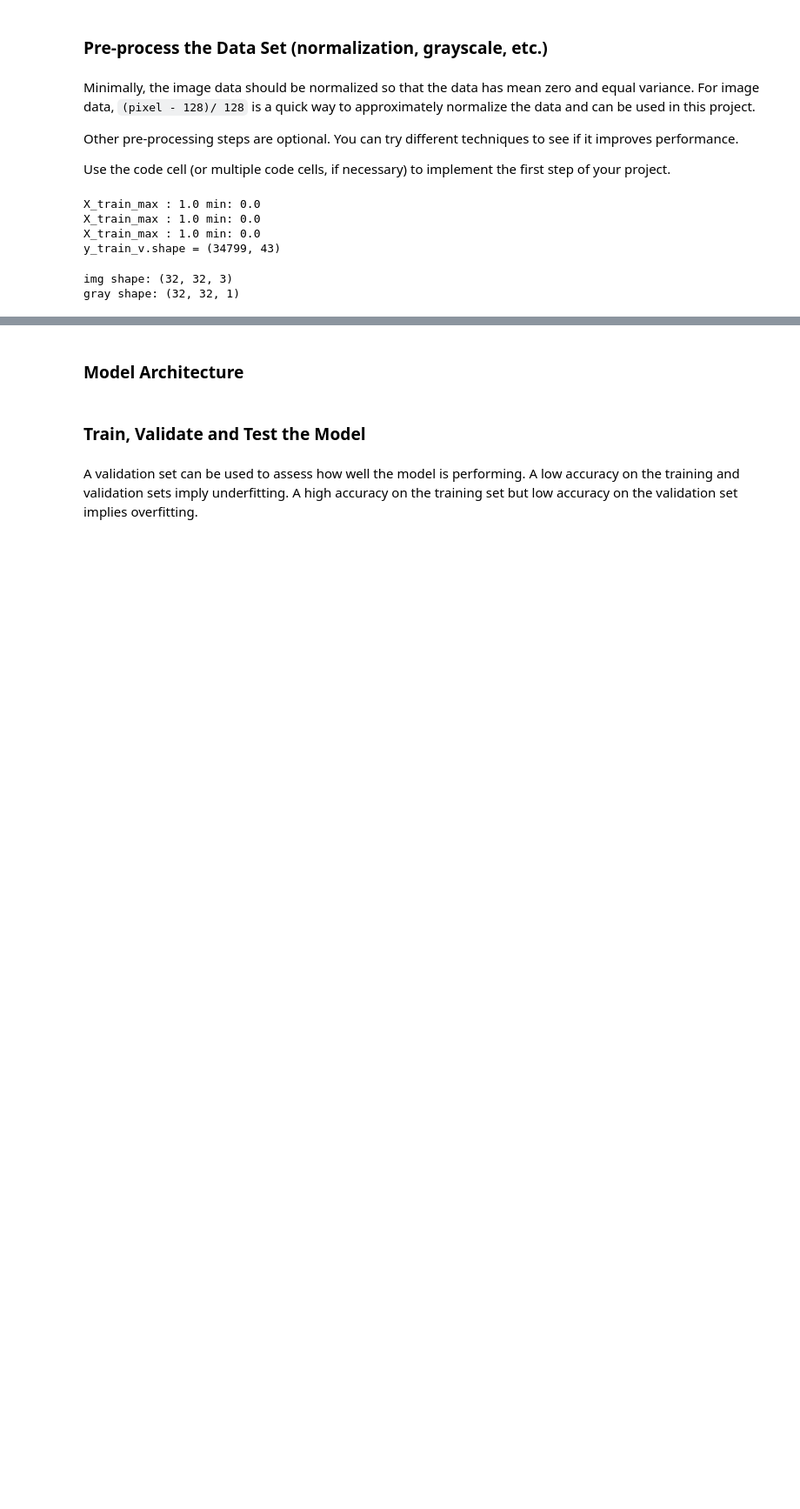
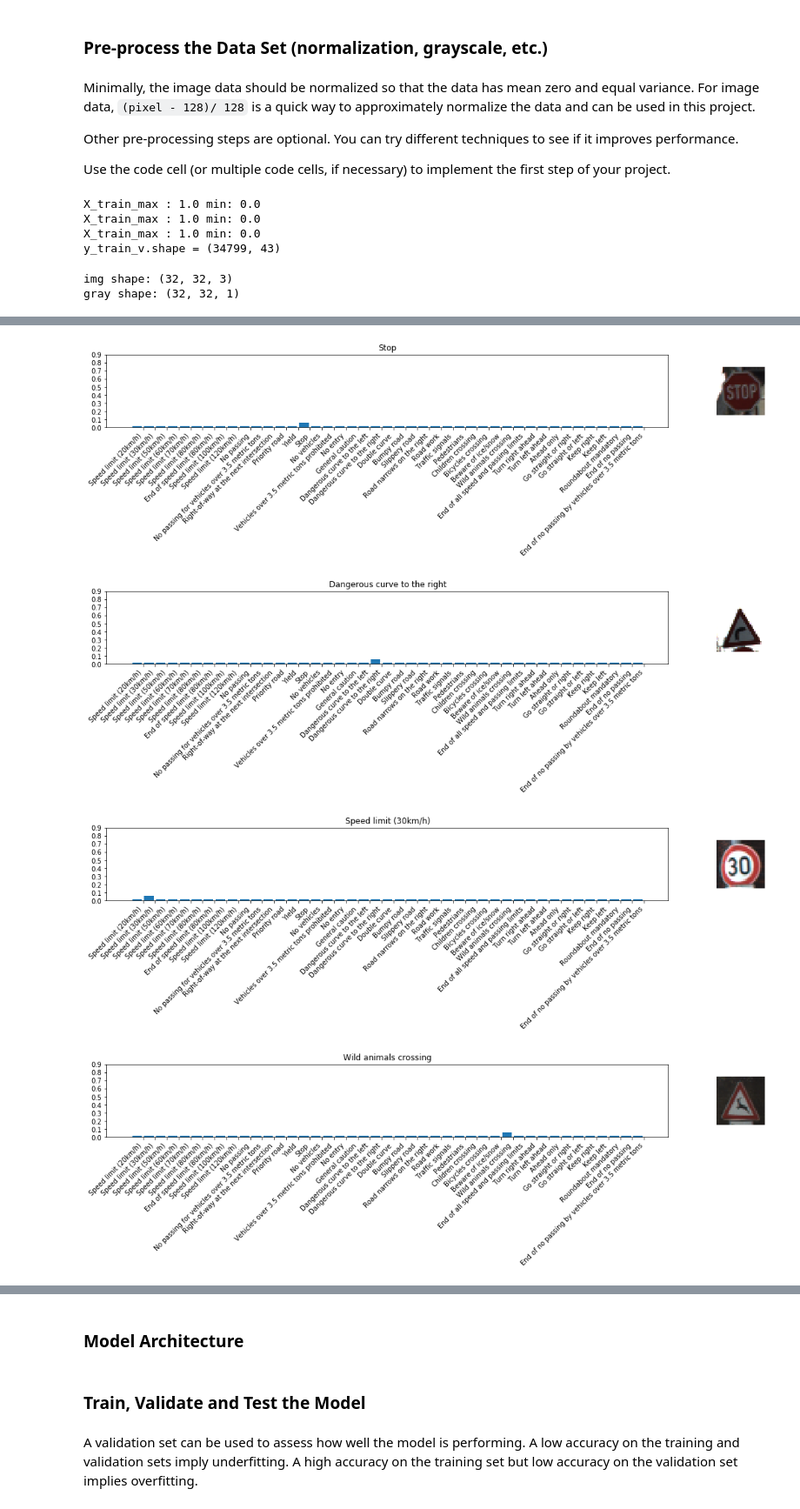
Before and after one commit to rising-turtle/SelfDriving, a Jupyter notebook: CarND-Traffic-Sign-Classifier-Project/Traffic_Sign_Classifier.ipynb, the cells around one changed output, grey strips where cells are left out. Shown at 87% size. Cells and saved outputs as stored; diff of their text form; code cells hidden in the pictures; blank space fills up the shorter version.

```diff
--- a/CarND-Traffic-Sign-Classifier-Project/Traffic_Sign_Classifier.ipynb
+++ b/CarND-Traffic-Sign-Classifier-Project/Traffic_Sign_Classifier.ipynb
@@ -284,0 +537,34 @@ def cnn_model():
+# %%
+### Visualize the softmax probabilities here
+import pandas as pd
+
+machine_answers = t_pred
+candidates = y_pred
+
+labels = range(n_classes)
+# print('labels: {}'.format(labels))
+with tf.Session() as sess:
+    topn = sess.run(tf.nn.softmax(tf.constant(machine_answers)))
+    signnames = pd.read_csv('signnames.csv')
+    SN = signnames['SignName']
+    label_names = [SN[i] for i in labels]
+
+
+    for i, (probs, candidate) in enumerate(zip(topn, candidates)):
+        fig = plt.figure(figsize = (15, 2))
+        plt.bar(labels, probs)
+        plt.title(signnames['SignName'][test_labels[i]])
+        plt.xticks(np.arange(0.5, 43.5, 1.0), label_names, ha='right', rotation = 45)
+        plt.yticks(np.arange(0.0, 1.0, 0.1), np.arange(0.0, 1.0, 0.1))
+
+        # Change the numbers in this array to position your image [left, bottom, width, height]
+        ax = plt.axes([.75, 0.25, 0.5, 0.5], frameon=True)
+        ax.imshow(readImg(img_path[i]))
+        ax.axis('off')
+
+plt.show()
+# %% [output]
+[figure, added]
+[figure, added]
+[figure, added]
+[figure, added]
```
Also changed, not shown: parts of 16 cells of this notebook, 7 other files.
